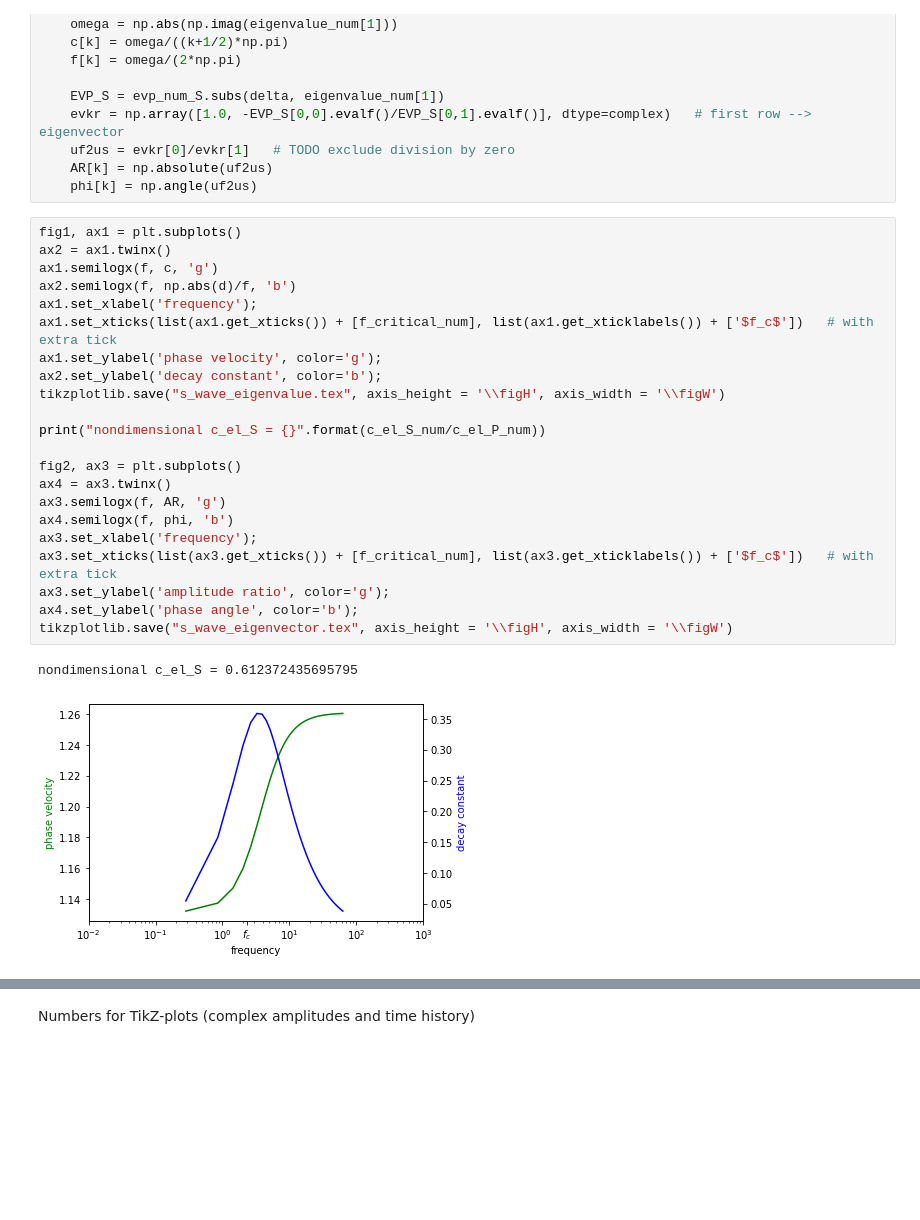
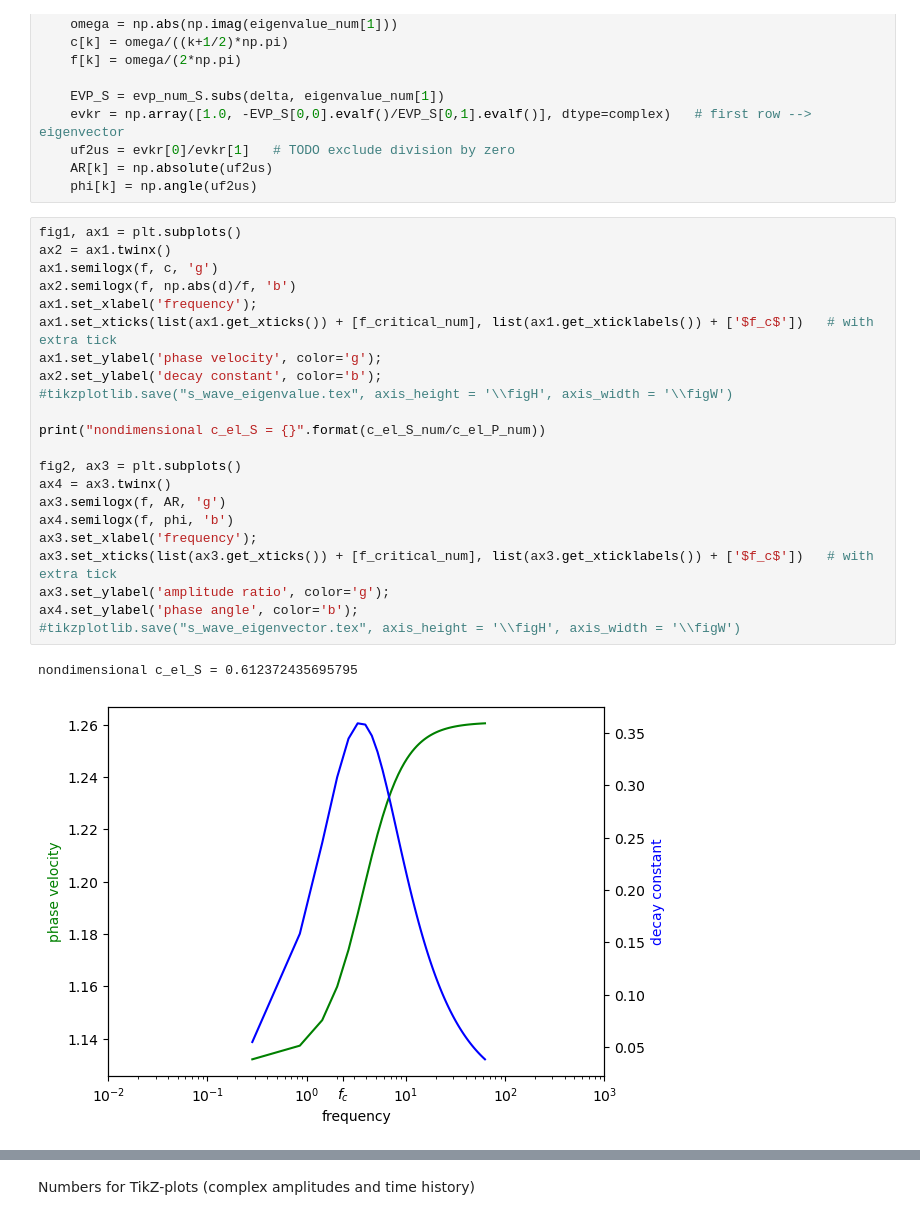
Before and after one commit to nagelt/soil_dynamics, a Jupyter notebook: extra_biot_oscillations.ipynb, the cells around one changed output, grey strips where cells are left out. Drawn from its saved outputs; the diff is of its cells as text; blank space fills up the shorter version.

Commit message:
Removed tikz from plot settings.

```diff
--- a/extra_biot_oscillations.ipynb
+++ b/extra_biot_oscillations.ipynb
@@ -387,25 +387,25 @@ for k in range(Nk):
 # %%
 fig1, ax1 = plt.subplots()
 ax2 = ax1.twinx()
 ax1.semilogx(f, c, 'g')
 ax2.semilogx(f, np.abs(d)/f, 'b')
 ax1.set_xlabel('frequency');
 ax1.set_xticks(list(ax1.get_xticks()) + [f_critical_num], list(ax1.get_xticklabels()) + ['$f_c$'])   # with extra tick
 ax1.set_ylabel('phase velocity', color='g');
 ax2.set_ylabel('decay constant', color='b');
-tikzplotlib.save("s_wave_eigenvalue.tex", axis_height = '\\figH', axis_width = '\\figW')
+#tikzplotlib.save("s_wave_eigenvalue.tex", axis_height = '\\figH', axis_width = '\\figW')
 
 print("nondimensional c_el_S = {}".format(c_el_S_num/c_el_P_num))
 
 fig2, ax3 = plt.subplots()
 ax4 = ax3.twinx()
 ax3.semilogx(f, AR, 'g')
 ax4.semilogx(f, phi, 'b')
 ax3.set_xlabel('frequency');
 ax3.set_xticks(list(ax3.get_xticks()) + [f_critical_num], list(ax3.get_xticklabels()) + ['$f_c$'])   # with extra tick
 ax3.set_ylabel('amplitude ratio', color='g');
 ax4.set_ylabel('phase angle', color='b');
-tikzplotlib.save("s_wave_eigenvector.tex", axis_height = '\\figH', axis_width = '\\figW')
+#tikzplotlib.save("s_wave_eigenvector.tex", axis_height = '\\figH', axis_width = '\\figW')
 # %% [output]
 nondimensional c_el_S = 0.612372435695795
-[figure, old version]
+[figure, new version]
```
Also changed, not shown: parts of 12 cells of this notebook.
